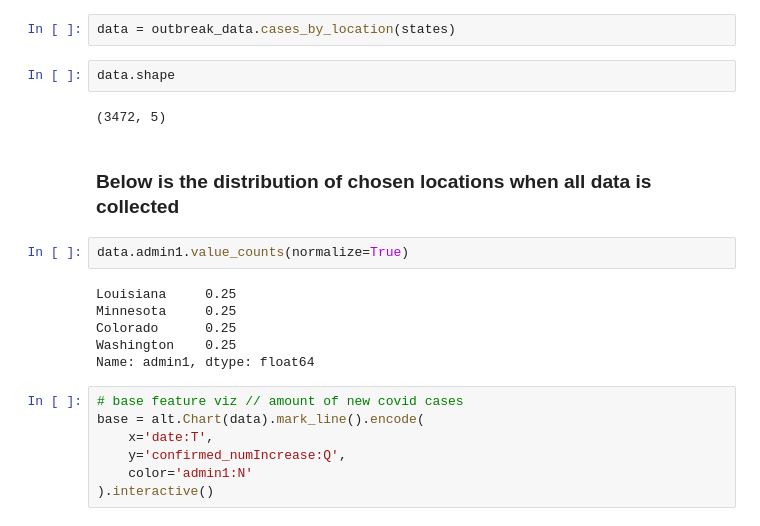
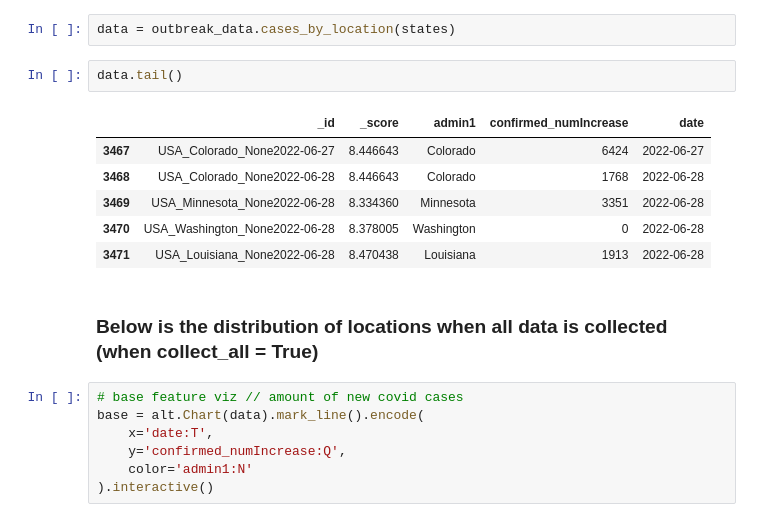
Before and after one commit to outbreak-info/python-outbreak-info, a Jupyter notebook: visualization_demos/visualization_demos.ipynb, the cells around one changed output. Cells and saved outputs as stored; diff of their text form.

```diff
--- a/visualization_demos/visualization_demos.ipynb
+++ b/visualization_demos/visualization_demos.ipynb
@@ -14,19 +14,16 @@ states
 # %%
 data = outbreak_data.cases_by_location(states)
 # %%
-data.shape
+data.tail()
 # %% [output]
-(3472, 5)
+|  | _id | _score | admin1 | confirmed_numIncrease | date |
+| 3467 | USA_Colorado_None2022-06-27 | 8.446643 | Colorado | 6424 | 2022-06-27 |
+| 3468 | USA_Colorado_None2022-06-28 | 8.446643 | Colorado | 1768 | 2022-06-28 |
+| 3469 | USA_Minnesota_None2022-06-28 | 8.334360 | Minnesota | 3351 | 2022-06-28 |
+| 3470 | USA_Washington_None2022-06-28 | 8.378005 | Washington | 0 | 2022-06-28 |
+| 3471 | USA_Louisiana_None2022-06-28 | 8.470438 | Louisiana | 1913 | 2022-06-28 |
 # %% [markdown]
-### Below is the distribution of chosen locations when all data is collected
+### Below is the distribution of locations when all data is collected (when collect_all = True)
-# %%
-data.admin1.value_counts(normalize=True)
-# %% [output]
-Louisiana     0.25
-Minnesota     0.25
-Colorado      0.25
-Washington    0.25
-Name: admin1, dtype: float64
 # %%
 # base feature viz // amount of new covid cases
 base = alt.Chart(data).mark_line().encode(
```
Also changed, not shown: parts of 2 cells of this notebook, 2 other files.
